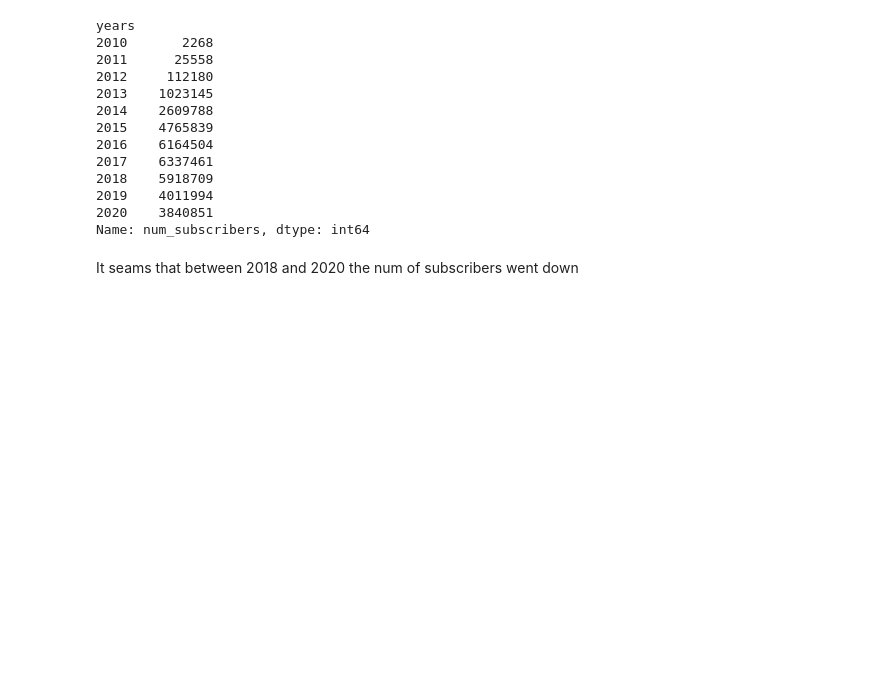
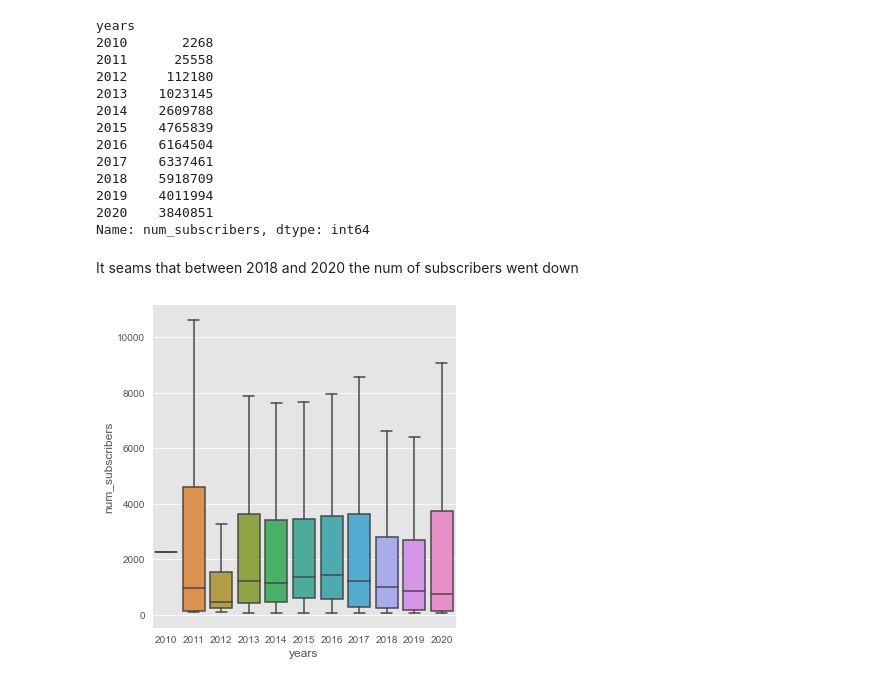
Before and after one commit to juanfelipehdezm/udemy, a Jupyter notebook: Udemy_EDA.ipynb, the cells around one changed output. Saved outputs shown, nothing was run; the diff lists cells and outputs as text; code cells hidden in the pictures; blank space fills up the shorter version.

Commit message:
Final EDA
some basics-intermediate visualizations for the EDA.

```diff
--- a/Udemy_EDA.ipynb
+++ b/Udemy_EDA.ipynb
@@ -91,3 +91,8 @@ years
 Name: num_subscribers, dtype: int64
 # %% [markdown]
 It seams that between 2018 and 2020 the num of subscribers went down
+# %%
+sns.catplot(x="years",y="num_subscribers",data=udemy,kind="box",sym="")
+plt.show()
+# %% [output]
+[figure, added]
```
Also changed, not shown: parts of 1 cell of this notebook.
